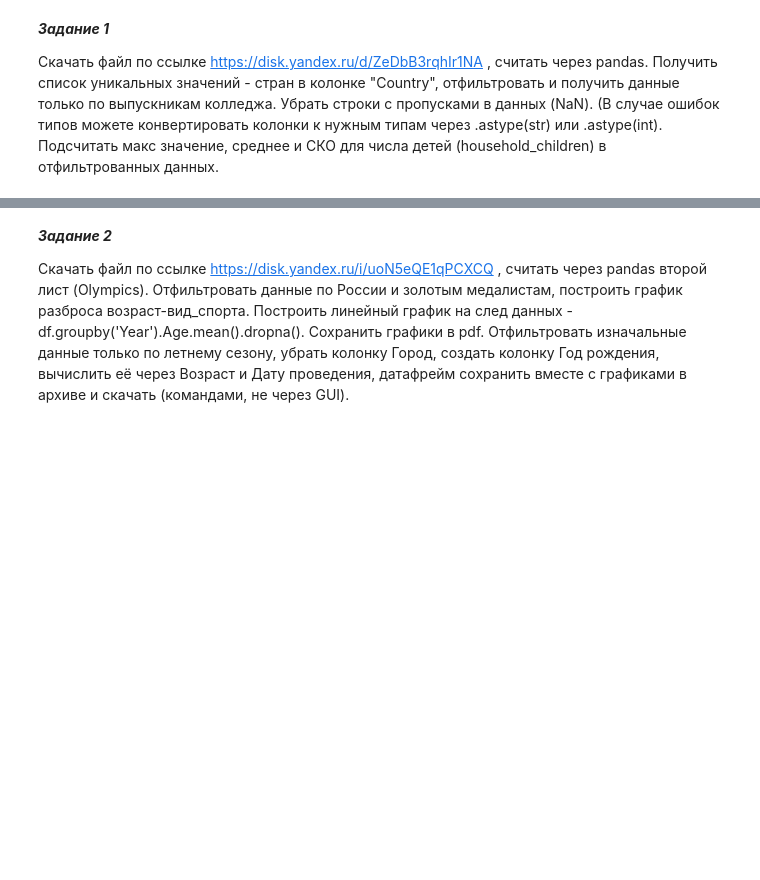
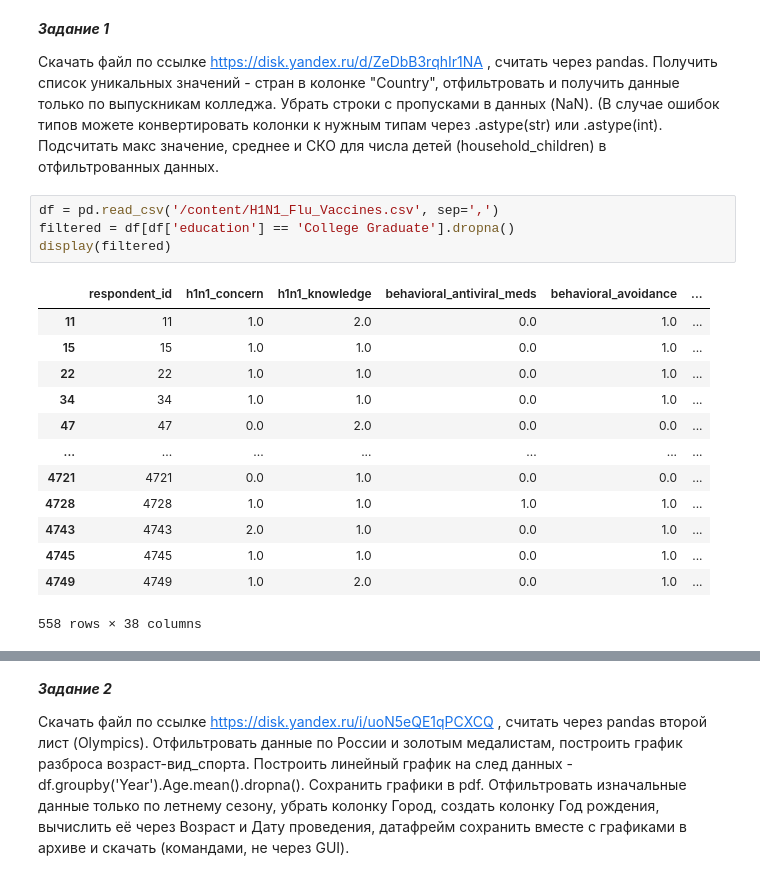
Before and after one commit to Luzinsan/PyCourseLuzinsan, a Jupyter notebook: 2_1_Practice_10_11.ipynb, the cells around one changed output, grey strips where cells are left out. Saved outputs shown, nothing was run; the diff lists cells and outputs as text; blank space fills up the shorter version.

```diff
--- a/2_1_Practice_10_11.ipynb
+++ b/2_1_Practice_10_11.ipynb
@@ -1265,3 +161,21 @@ plt.show()
 ***Задание 1***
 
 Скачать файл по ссылке https://disk.yandex.ru/d/ZeDbB3rqhIr1NA , считать через pandas. Получить список уникальных значений - стран в колонке "Country", отфильтровать и получить данные только по выпускникам колледжа. Убрать строки с пропусками в данных (NaN). (В случае ошибок типов можете конвертировать колонки к нужным типам через .astype(str) или .astype(int). Подсчитать макс значение, среднее и СКО для числа детей (household_children) в отфильтрованных данных.
+# %%
+df = pd.read_csv('/content/H1N1_Flu_Vaccines.csv', sep=',')
+filtered = df[df['education'] == 'College Graduate'].dropna()
+display(filtered)
+# %% [output]
+|  | respondent_id | h1n1_concern | h1n1_knowledge | behavioral_antiviral_meds | behavioral_avoidance | ... |
+| 11 | 11 | 1.0 | 2.0 | 0.0 | 1.0 | ... |
+| 15 | 15 | 1.0 | 1.0 | 0.0 | 1.0 | ... |
+| 22 | 22 | 1.0 | 1.0 | 0.0 | 1.0 | ... |
+| 34 | 34 | 1.0 | 1.0 | 0.0 | 1.0 | ... |
+| 47 | 47 | 0.0 | 2.0 | 0.0 | 0.0 | ... |
+| ... | ... | ... | ... | ... | ... | ... |
+| 4721 | 4721 | 0.0 | 1.0 | 0.0 | 0.0 | ... |
+| 4728 | 4728 | 1.0 | 1.0 | 1.0 | 1.0 | ... |
+| 4743 | 4743 | 2.0 | 1.0 | 0.0 | 1.0 | ... |
+| 4745 | 4745 | 1.0 | 1.0 | 0.0 | 1.0 | ... |
+| 4749 | 4749 | 1.0 | 2.0 | 0.0 | 1.0 | ... |
+558 rows × 38 columns
```
Also changed, not shown: parts of 150 cells of this notebook, 2 other files.
